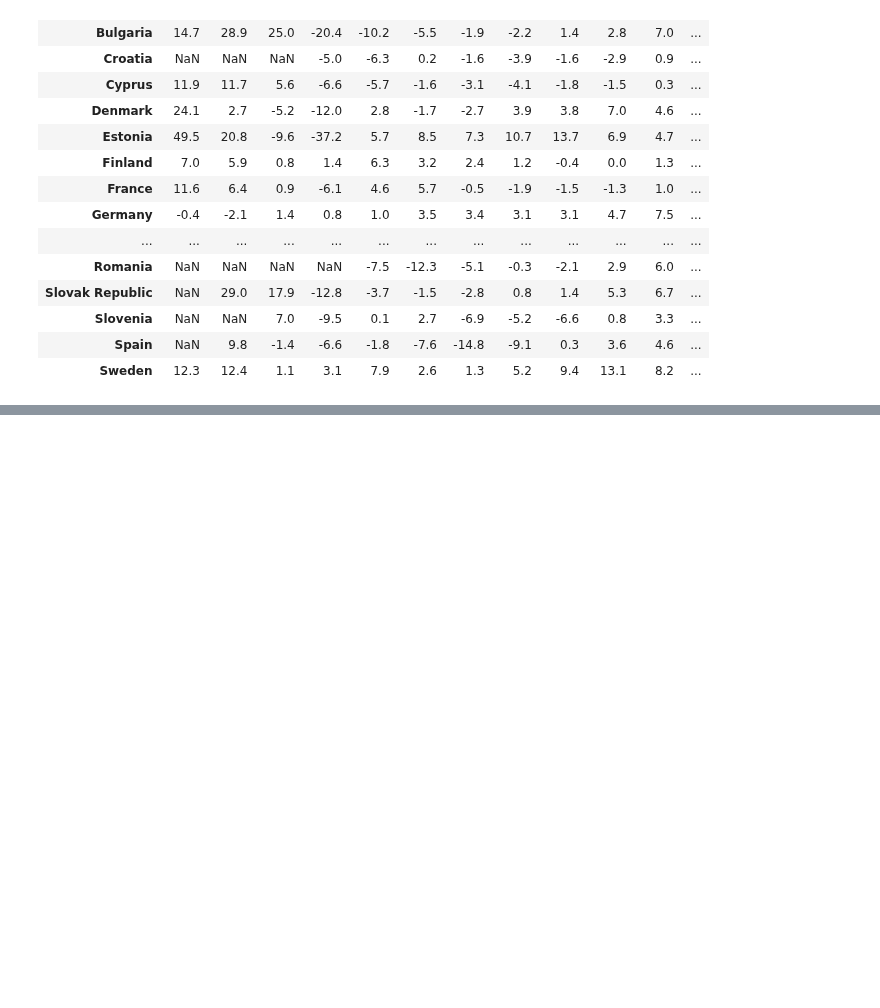
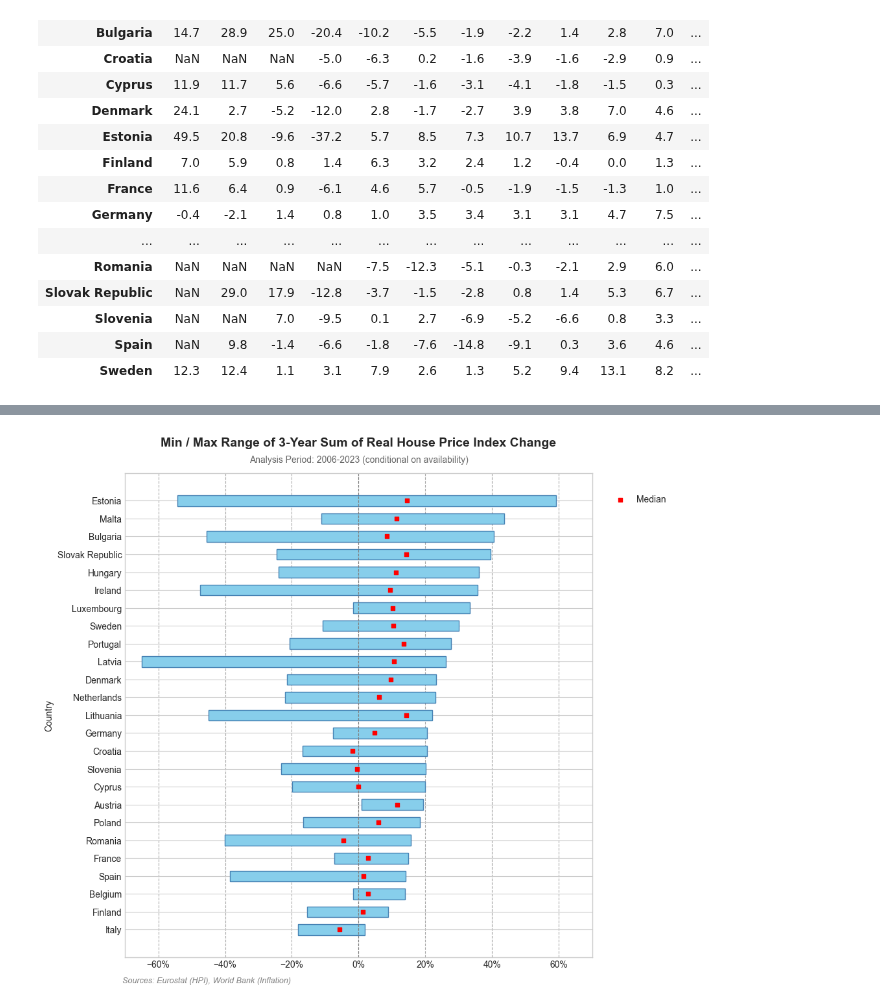
Before and after one commit to at621/snippets, a Jupyter notebook: create_macroeconomic_dataset.ipynb, the cells around one changed output, grey strips where cells are left out. Cells and saved outputs as stored; diff of their text form; code cells hidden in the pictures; blank space fills up the shorter version.

```diff
--- a/create_macroeconomic_dataset.ipynb
+++ b/create_macroeconomic_dataset.ipynb
@@ -230,0 +171,75 @@ plt.show()
+# %%
+# Create df for plotting
+df_summary = pivot_df.groupby('Country').agg({'Sum Real HPI Change (3yr)': ['min', 'max', 'median']}) / 100
+df_summary.columns = ['min', 'max', 'median']
+df_summary.dropna()
+
+# Convert min/max/median columns to numeric, coercing errors for potential empty strings
+df_summary['min'] = pd.to_numeric(df_summary['min'], errors='coerce')
+df_summary['max'] = pd.to_numeric(df_summary['max'], errors='coerce')
+df_summary['median'] = pd.to_numeric(df_summary['median'], errors='coerce')
+
+# --- Data Preparation for Plotting ---
+df_plot = df_summary.dropna(subset=['min', 'max', 'median'])
+df_plot = df_plot.sort_values('max', ascending=True)
+
+# --- Create the Graph ---
+plt.style.use('seaborn-v0_8-whitegrid')
+fig, ax = plt.subplots(figsize=(10, len(df_plot) * 0.3 + 1))
+
+# --- Plotting: Horizontal Bars ---
+bar_width = df_plot['max'] - df_plot['min']
+bars = ax.barh(
+    df_plot.index,
+    bar_width,
+    left=df_plot['min'],
+    color='skyblue',
+    edgecolor='steelblue',
+    height=0.6
+)
+
+# Add red markers for the median
+ax.scatter(df_plot['median'], df_plot.index,
+           color='red',
+           marker='s',
+           s=20,       # adjust marker size as needed
+           zorder=5,   # ensure markers are on top of the bars
+           label='Median')
+
+# Add a line at zero for reference and set x axis range
+ax.axvline(0, color='grey', linestyle='--', linewidth=0.8, zorder=1)
+ax.set_xlim(-0.7, 0.7)
+
+# Customize the plot
+ax.set_ylabel('Country')
+ax.set_title('Min / Max Range of 3-Year Sum of Real House Price Index Change', fontsize=14, fontweight='bold', pad=30)
+fig.text(0.5, 0.95, "Analysis Period: 2006-2023 (conditional on availability)",
+         ha='center',
+         va='top',
+         fontsize=10,
+         color='dimgray')
+
+ax.tick_params(axis='y', length=0)
+ax.xaxis.set_major_formatter(PercentFormatter(xmax=1, decimals=0))
+
+# Add grid lines for readability on the x-axis
+ax.xaxis.grid(True, linestyle='--', which='major', color='grey', alpha=.7)
+ax.set_axisbelow(True)
+
+# Add a legend to identify the median points
+# ax.legend()
+ax.legend(loc='lower center', bbox_to_anchor=(1.1, 0.92))
+
+source_text = "Sources: Eurostat (HPI), World Bank (Inflation)"
+fig.text(0.135, -0.01,
+         source_text,
+         ha='left',
+         va='bottom',
+         fontsize=9,
+         color='gray',
+         fontstyle='italic')
+
+plt.tight_layout()
+plt.show()
+# %% [output]
+[figure, added]
```
Also changed, not shown: parts of 1 cell of this notebook.
